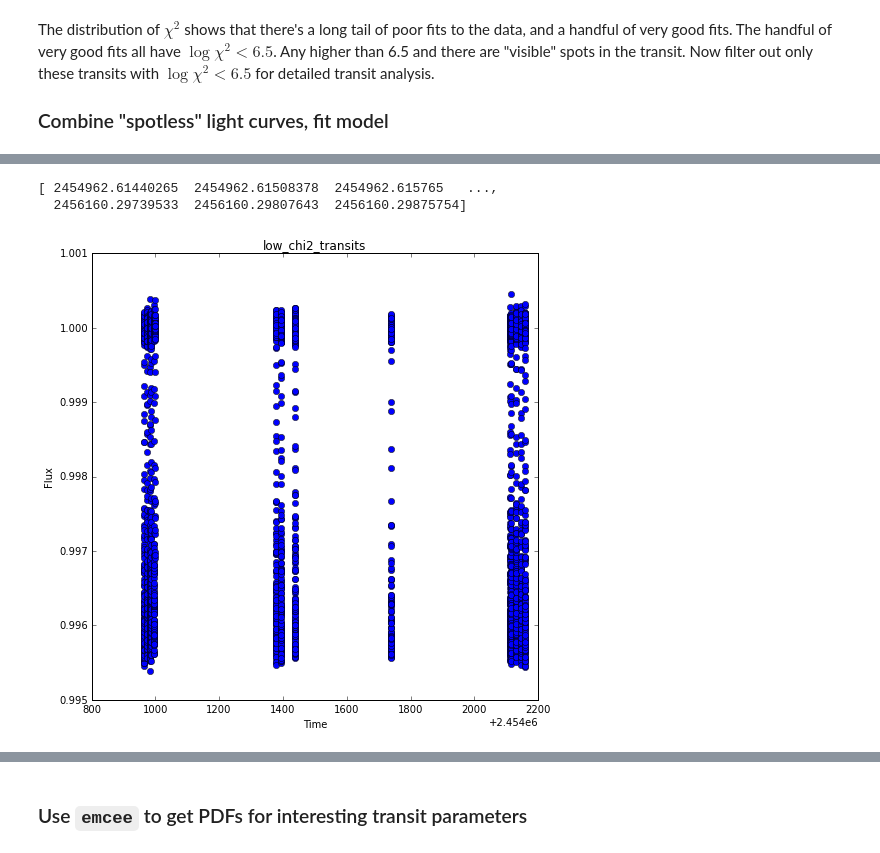
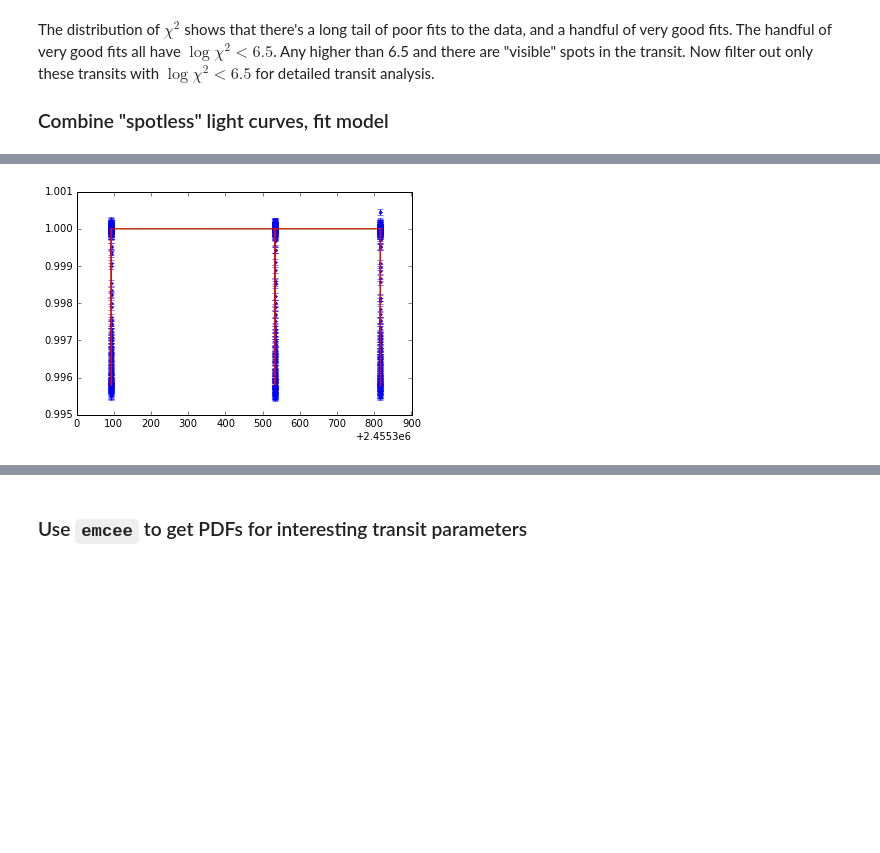
Before and after one commit to bmorris3/hat-11, a Jupyter notebook: data/clean_lightcurves.ipynb, the cells around one changed output, grey strips where cells are left out. Saved outputs shown, nothing was run; the diff lists cells and outputs as text; code cells hidden in the pictures; blank space fills up the shorter version.

```diff
--- a/data/clean_lightcurves.ipynb
+++ b/data/clean_lightcurves.ipynb
@@ -96,0 +123,4 @@ The distribution of $\chi^2$ shows that there's a long tail of poor fits to the
+# %%
+leastsq_fit_params, chi2_spotless = spotless_transits.fiducial_transit_fit(plots=True)
+# %% [output]
+[figure, added]
@@ -97,10 +141,2 @@ The distribution of $\chi^2$ shows that there's a long tail of poor fits to the
 # %%
-from datacleaner import combine_light_curves
-low_chi2_transits = combine_light_curves([transit for i, transit in enumerate(transits)
-                                          if np.log(chi2[i]) < 6.5], name='low_chi2_transits')
-low_chi2_transits.save_to(data_path, overwrite=True)
-low_chi2_transits.plot()
+# len([transit for i, transit in enumerate(transits) if np.log(chi2[i]) < 6.2])
-# %% [output]
-[ 2454962.61440265  2454962.61508378  2454962.615765   ...,
-  2456160.29739533  2456160.29807643  2456160.29875754]
-[figure, removed]
```
Also changed, not shown: parts of 11 cells of this notebook, 2 other files.
